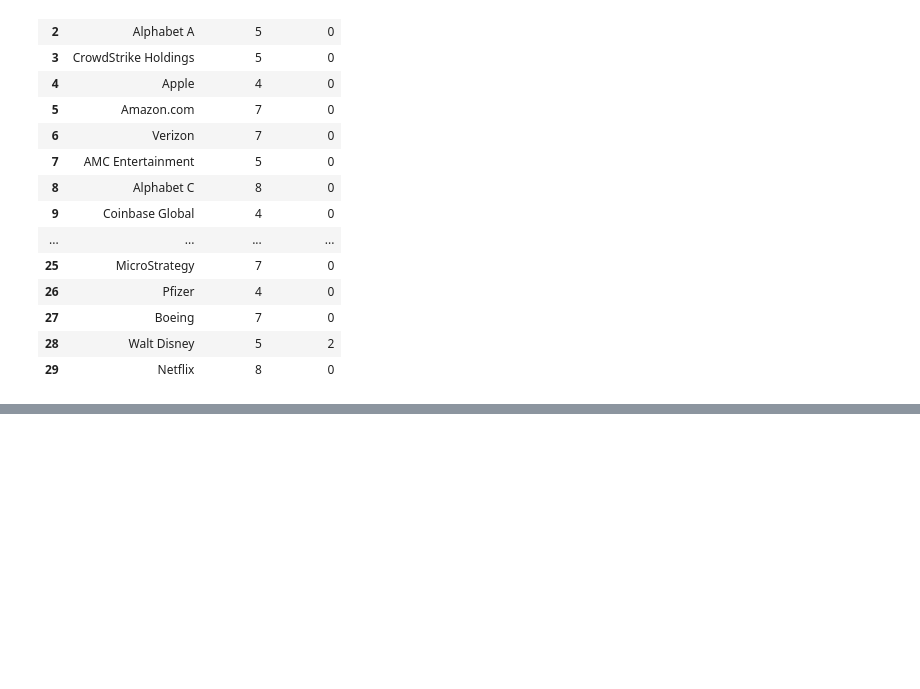
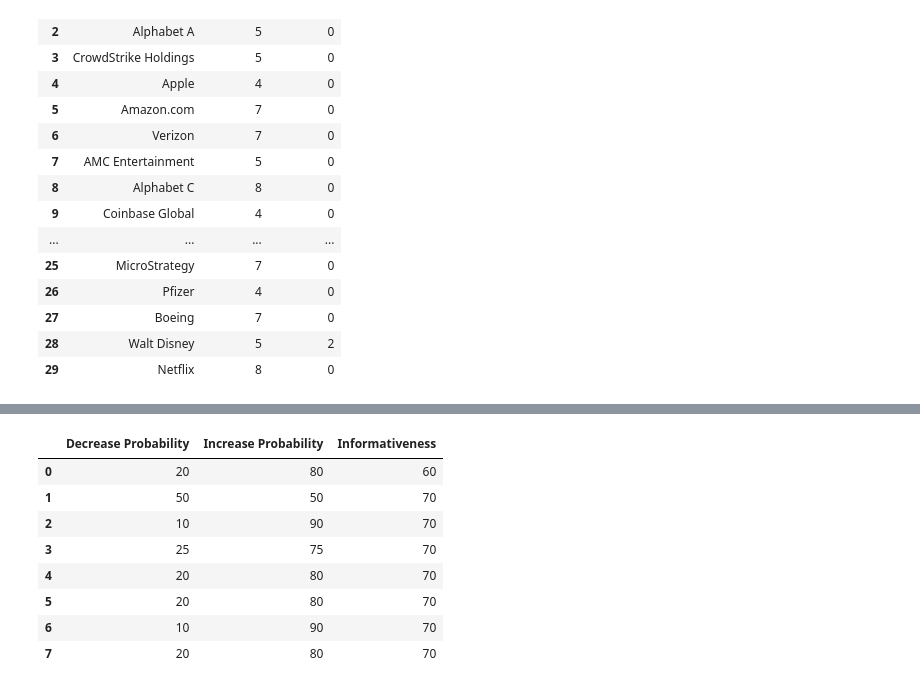
Before and after one commit to Balorum/Financial_analysis, a Jupyter notebook: models/article_analyzer.ipynb, the cells around one changed output, grey strips where cells are left out. Drawn from its saved outputs; the diff is of its cells as text; code cells hidden in the pictures; blank space fills up the shorter version.

```diff
--- a/models/article_analyzer.ipynb
+++ b/models/article_analyzer.ipynb
@@ -327,4 +327,13 @@ tokenized_articles_df
 | 27 | Boeing | 7 | 0 |
 | 28 | Walt Disney | 5 | 2 |
 | 29 | Netflix | 8 | 0 |
+# %%
+import vertexai
+from vertexai.generative_models import GenerativeModel
+
+project_id = "phonic-obelisk-431915-c8"
+
+vertexai.init(project=project_id, location="europe-west2")
+
+model = GenerativeModel("gemini-1.5-flash-001")
 # %%
@@ -333,0 +452,35 @@ Database cleared successfully.
+# %%
+forecast_pattern_1 = re.compile(r'\(decrease (\d+%) \| increase (\d+%)\)')
+forecast_pattern_2 = re.compile(r'\(increase (\d+%) \| decrease (\d+%)\)')
+informativeness_pattern = re.compile(r'\(informativeness: (\d+%)\)')
+
+# Extract forecasts and informativeness
+data = []
+
+for response in responses:
+    lower_response = response.lower()
+    forecasts = forecast_pattern_1.findall(lower_response)
+    if forecasts == []:
+        swap = forecast_pattern_2.findall(lower_response)
+        forecasts = [(swap[0][1], swap[0][0])]
+    informativeness = informativeness_pattern.findall(lower_response)
+
+    data.append({
+        'Decrease Probability': int(forecasts[0][0].replace('%', '')),
+        'Increase Probability': int(forecasts[0][1].replace('%', '')),
+        'Informativeness': int(informativeness[0].replace('%', ''))
+    })
+
+df = pd.DataFrame(data)
+
+df
+# %% [output]
+|  | Decrease Probability | Increase Probability | Informativeness |
+| 0 | 20 | 80 | 60 |
+| 1 | 50 | 50 | 70 |
+| 2 | 10 | 90 | 70 |
+| 3 | 25 | 75 | 70 |
+| 4 | 20 | 80 | 70 |
+| 5 | 20 | 80 | 70 |
+| 6 | 10 | 90 | 70 |
+| 7 | 20 | 80 | 70 |
```
Also changed, not shown: parts of 3 cells of this notebook, 2 other files.
